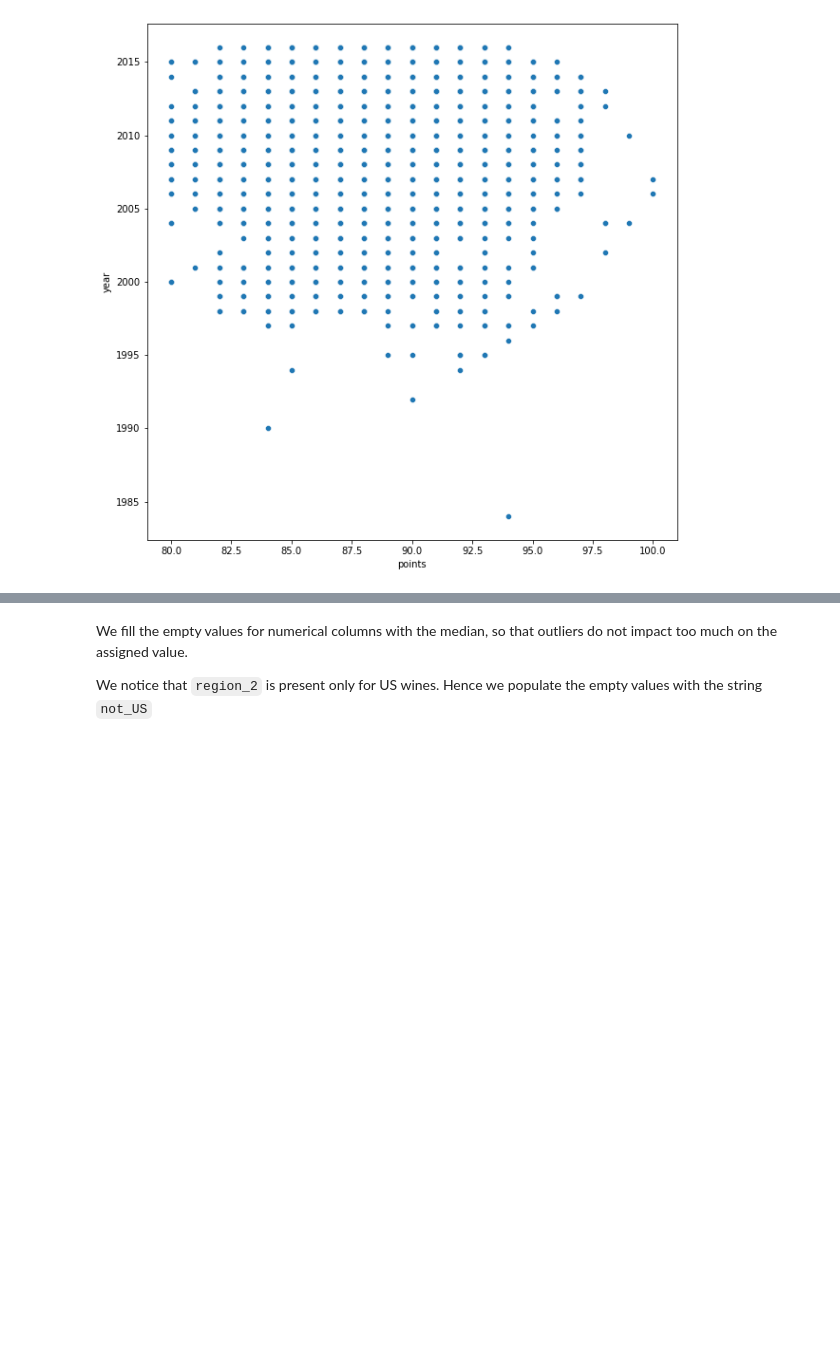
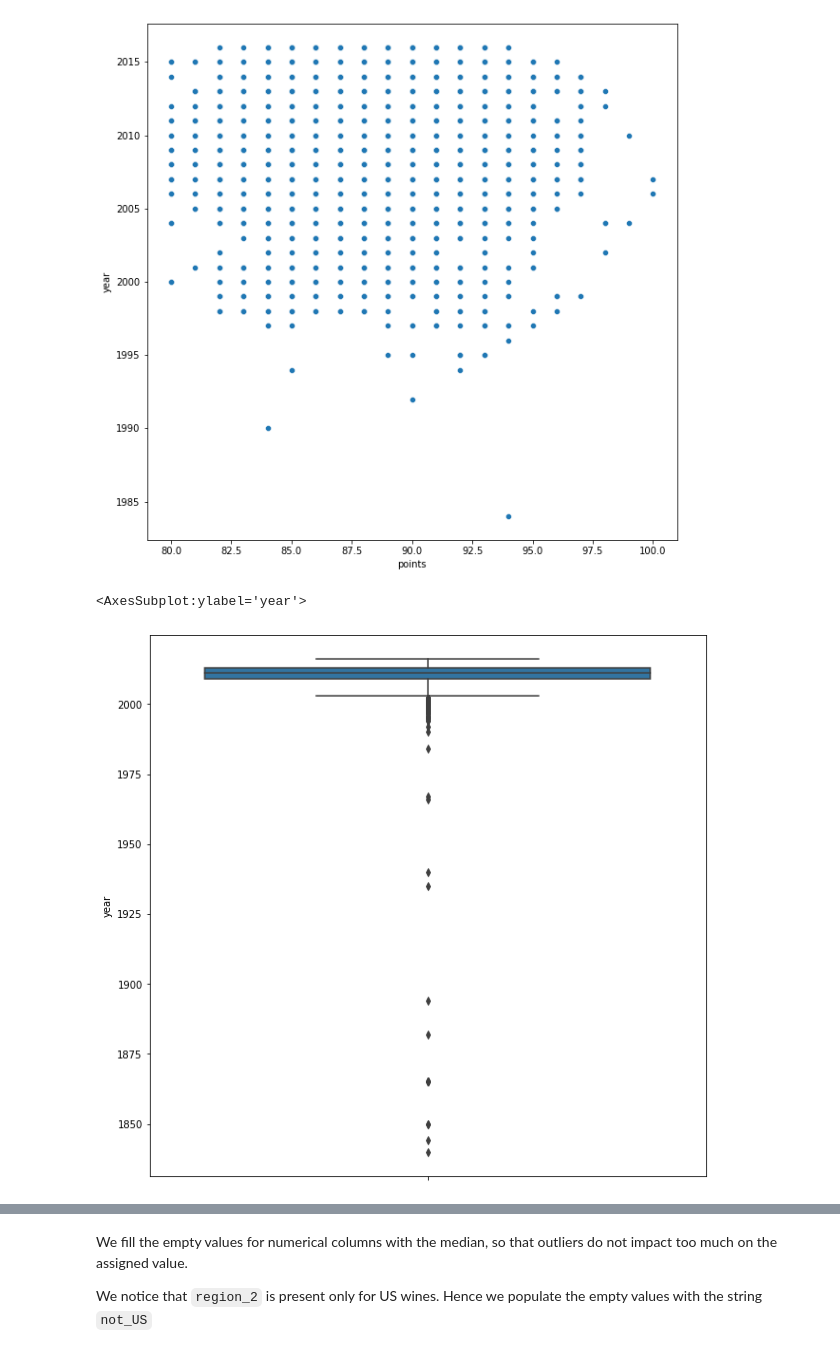
Before and after one commit to albertocarot1/datarevenue-code-challange, a Jupyter notebook: notebooks/DataExploration.ipynb, the cells around one changed output, grey strips where cells are left out. Cells and saved outputs as stored; diff of their text form; code cells hidden in the pictures; blank space fills up the shorter version.

```diff
--- a/notebooks/DataExploration.ipynb
+++ b/notebooks/DataExploration.ipynb
@@ -334,3 +332,9 @@ df[["points", "year"]].corr(method="pearson")
 | points | 1.000000 | 0.025313 |
 | year | 0.025313 | 1.000000 |
 [figure]
+# %%
+plt.figure(figsize=(10, 10))
+sns.boxplot(data=df, y="year", orient="v")
+# %% [output]
+<AxesSubplot:ylabel='year'>
+[figure, added]
```
Also changed, not shown: parts of 33 cells of this notebook, 1 other file.
